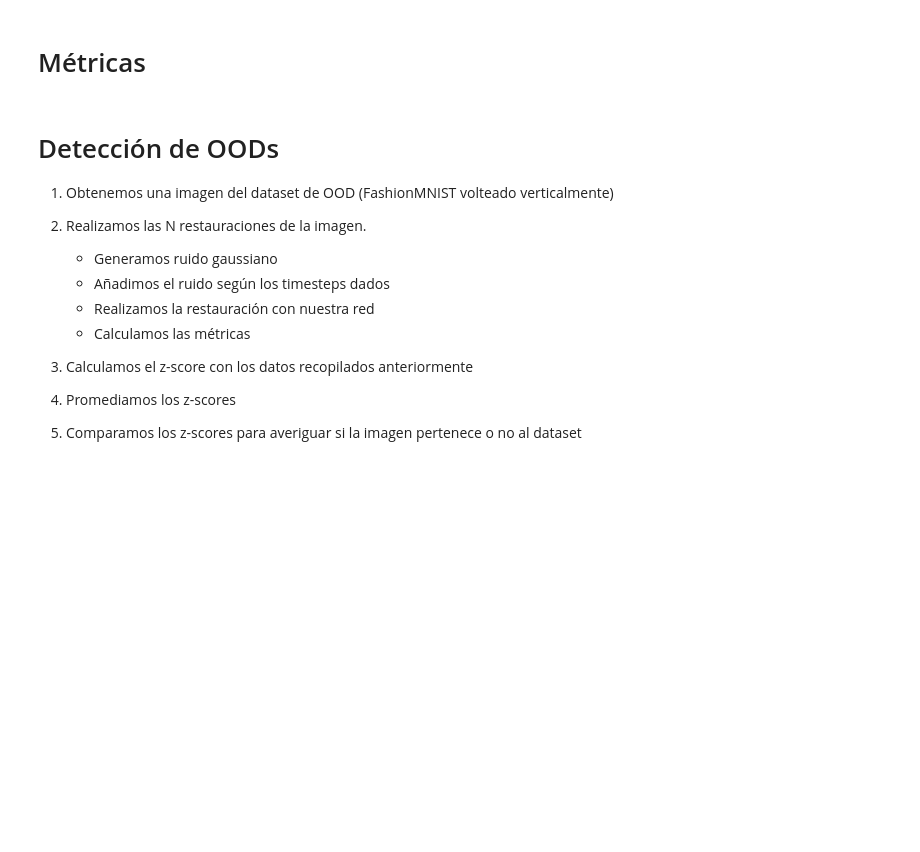
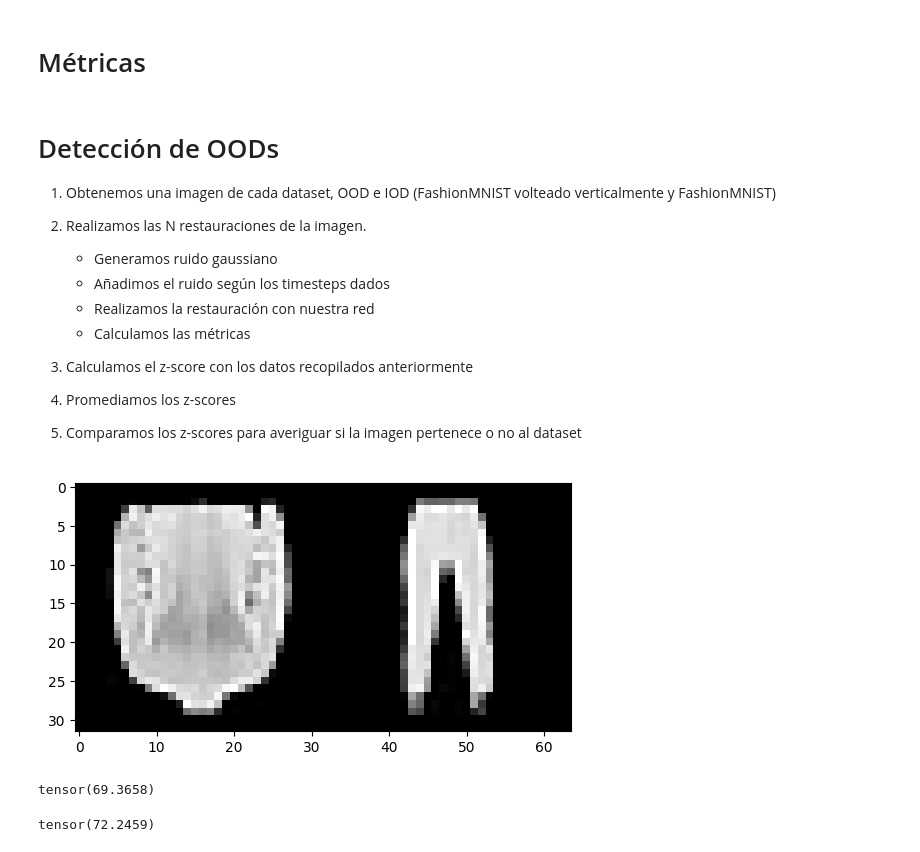
Before and after one commit to PudWin14/Generative_AI_TFM, a Jupyter notebook: Diffusion/OOD/OOD_detection.ipynb, the cells around one changed output. Drawn from its saved outputs; the diff is of its cells as text; code cells hidden in the pictures; blank space fills up the shorter version.

```diff
--- a/Diffusion/OOD/OOD_detection.ipynb
+++ b/Diffusion/OOD/OOD_detection.ipynb
@@ -212,6 +230,6 @@ from torchmetrics.functional.image.lpips import learned_perceptual_image_patch_s
 # %% [markdown]
 # Detección de OODs
-1. Obtenemos una imagen del dataset de OOD (FashionMNIST volteado verticalmente)
+1. Obtenemos una imagen de cada dataset, OOD e IOD (FashionMNIST volteado verticalmente y FashionMNIST)
 2. Realizamos las N restauraciones de la imagen.
     * Generamos ruido gaussiano
     * Añadimos el ruido según los timesteps dados
@@ -222,4 +240,8 @@ from torchmetrics.functional.image.lpips import learned_perceptual_image_patch_s
 
 5. Comparamos los z-scores para averiguar si la imagen pertenece o no al dataset
 # %%
-OOD_imgs = next(iter(OOD_dataloader))["images"]
+OOD_img = next(iter(OOD_dataloader))["images"][0].cuda()
+IOD_img = next(iter(IOD_dataloder))["images"][0].cuda()
+show_images_list([OOD_img.cpu(), IOD_img.cpu()])
+# %% [output]
+[figure, added]
@@ -225,0 +310,8 @@ OOD_imgs = next(iter(OOD_dataloader))["images"]
+# %%
+OOD_general_zscore
+# %% [output]
+tensor(69.3658)
+# %%
+IOD_general_zscore
+# %% [output]
+tensor(72.2459)
```
Also changed, not shown: parts of 15 cells of this notebook.
